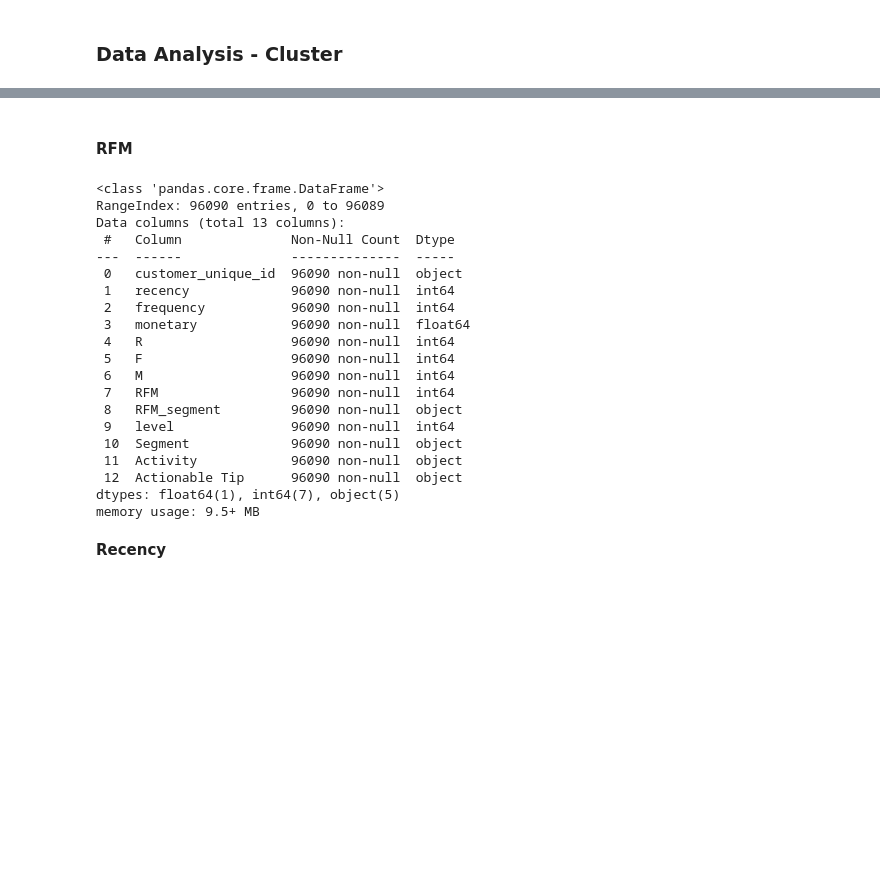
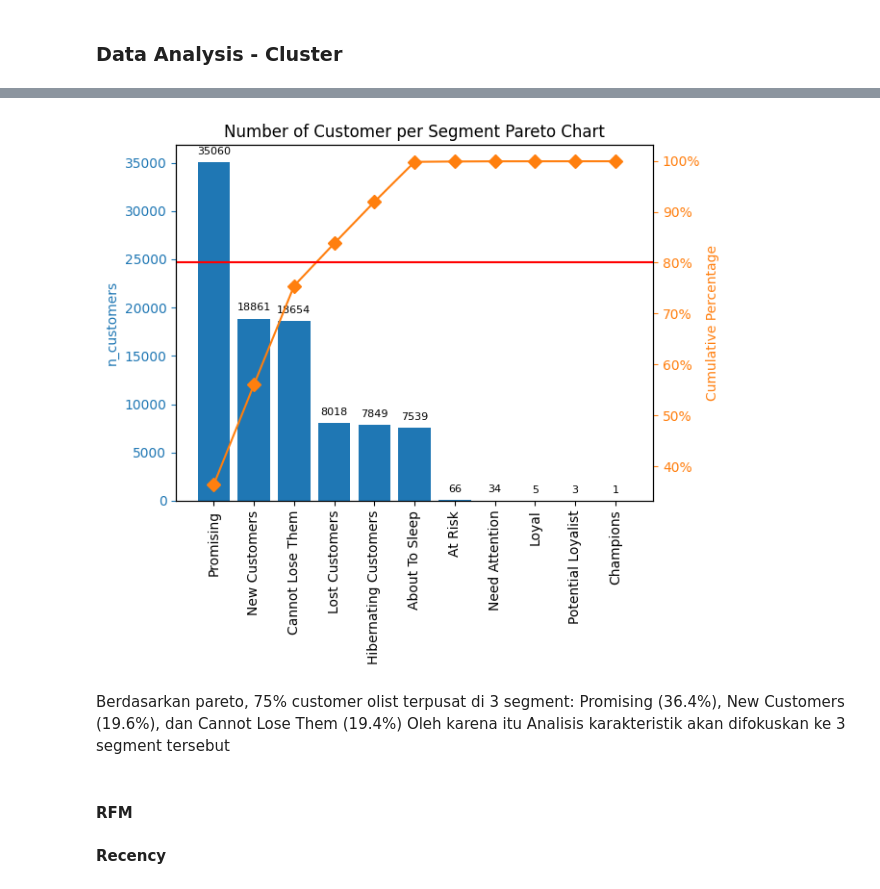
Before and after one commit to aridiawan/ecommerce-analysis, a Jupyter notebook: notebooks/4.0.1-data-analysis-cluster.ipynb, the cells around one changed output, grey strips where cells are left out. Cells and saved outputs as stored; diff of their text form; code cells hidden in the pictures; blank space fills up the shorter version.

Commit message:
eda_clus_pareto

```diff
--- a/notebooks/4.0.1-data-analysis-cluster.ipynb
+++ b/notebooks/4.0.1-data-analysis-cluster.ipynb
@@ -43,0 +47,8 @@ guide.rename(columns={'index':'level'}, inplace=True)
+# %%
+eda_rfm = rfm.merge(guide, left_on='RFM_segment', right_on='Segment')
+par = pd.DataFrame(eda_rfm.groupby('RFM_segment')['customer_unique_id'].nunique().sort_values(ascending=False))
+par.rename(columns={'customer_unique_id':'n_customers'}, inplace=True)
+par['%'] = par['n_customers']/par.values.sum()*100
+par['%_cumm'] = par['n_customers'].cumsum()/par.values.sum()*100
+par.rename(columns={'customer_unique_id':'n_customers'}, inplace=True)
+par
@@ -44,2 +69,42 @@ guide.rename(columns={'index':'level'}, inplace=True)
+# %%
+fig, ax = plt.subplots()
+ax.bar(par.index, par["n_customers"], color="C0")
+ax2 = ax.twinx()
+ax2.plot(par.index, par["%_cumm"], color="C1", marker="D", ms=7)
+ax2.yaxis.set_major_formatter(PercentFormatter())
+
+# Iterating over the bars one-by-one
+for bar in ax.patches:
+    ax.annotate(format(bar.get_height(), '.0f'),
+                   (bar.get_x() + bar.get_width() / 2,
+                    bar.get_height()), ha='center', va='center',
+                   size=8, xytext=(0, 8),
+                   textcoords='offset points')
+
+# Iterating over the bars one-by-one
+for dot in ax2.patches:
+    ax2.annotate(format(dot.get_height(), '.0f'),
+                   (dot.get_x() + dot.get_width() / 2,
+                    dot.get_height()), ha='center', va='center',
+                   size=8, xytext=(0, 8),
+                   textcoords='offset points')
+
+
+ax.tick_params(axis="y", colors="C0")
+ax2.tick_params(axis="y", colors="C1")
+
+ax.tick_params(axis="x", labelrotation = 90)
+
+ax.set_ylabel('n_customers', color='C0')
+ax2.set_ylabel('Cumulative Percentage', color='C1')
+
+plt.axhline(80, color='red')
+plt.title('Number of Customer per Segment Pareto Chart')
+plt.show()
+# %% [output]
+[figure, added]
+# %% [markdown]
+Berdasarkan pareto, 75% customer olist terpusat di 3 segment: Promising (36.4%), New Customers (19.6%), dan Cannot Lose Them (19.4%)
+Oleh karena itu Analisis karakteristik akan difokuskan ke 3 segment tersebut
 # %% [markdown]
 #### **RFM**
@@ -48,26 +111,3 @@ eda_rfm = rfm.merge(guide, left_on='RFM_segment', right_on='Segment')
-# %%
-eda_rfm.info()
-# %% [output]
-<class 'pandas.core.frame.DataFrame'>
-RangeIndex: 96090 entries, 0 to 96089
-Data columns (total 13 columns):
- #   Column              Non-Null Count  Dtype
----  ------              --------------  -----
- 0   customer_unique_id  96090 non-null  object
- 1   recency             96090 non-null  int64
- 2   frequency           96090 non-null  int64
- 3   monetary            96090 non-null  float64
- 4   R                   96090 non-null  int64
- 5   F                   96090 non-null  int64
- 6   M                   96090 non-null  int64
- 7   RFM                 96090 non-null  int64
- 8   RFM_segment         96090 non-null  object
- 9   level               96090 non-null  int64
- 10  Segment             96090 non-null  object
- 11  Activity            96090 non-null  object
- 12  Actionable Tip      96090 non-null  object
-dtypes: float64(1), int64(7), object(5)
-memory usage: 9.5+ MB
 # %% [markdown]
 **Recency**
 # %%
```
Also changed, not shown: parts of 10 cells of this notebook.
